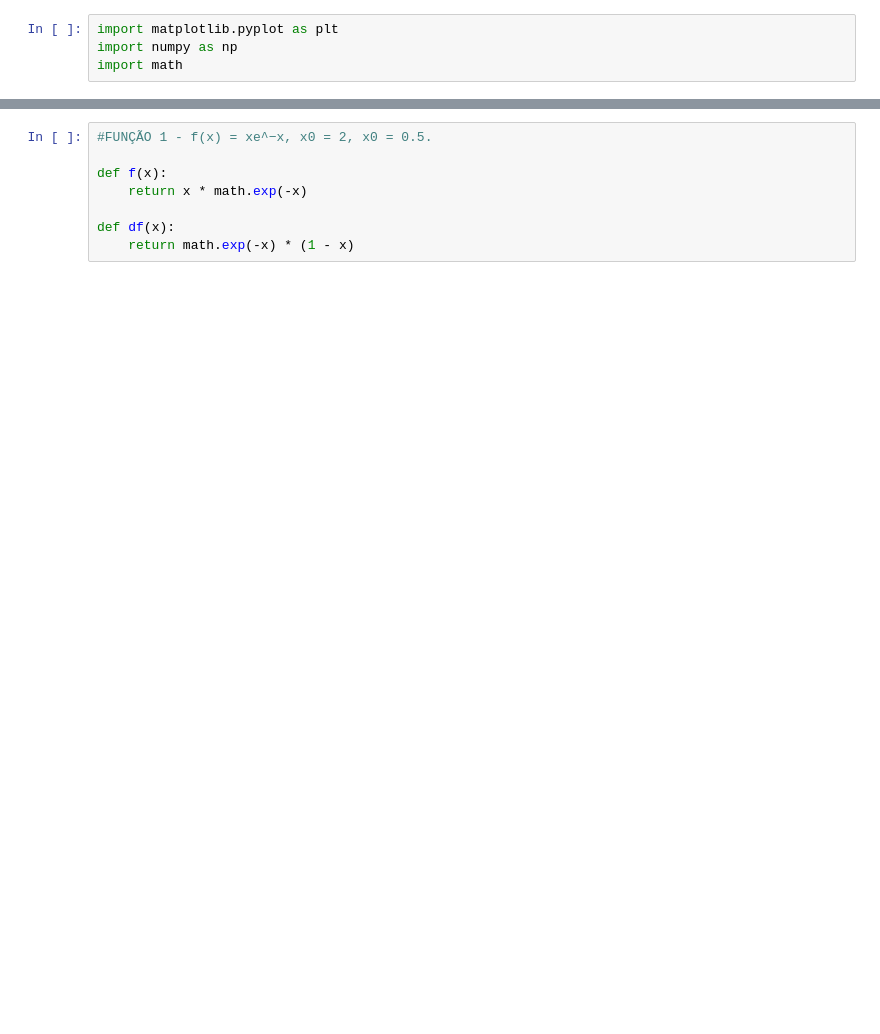
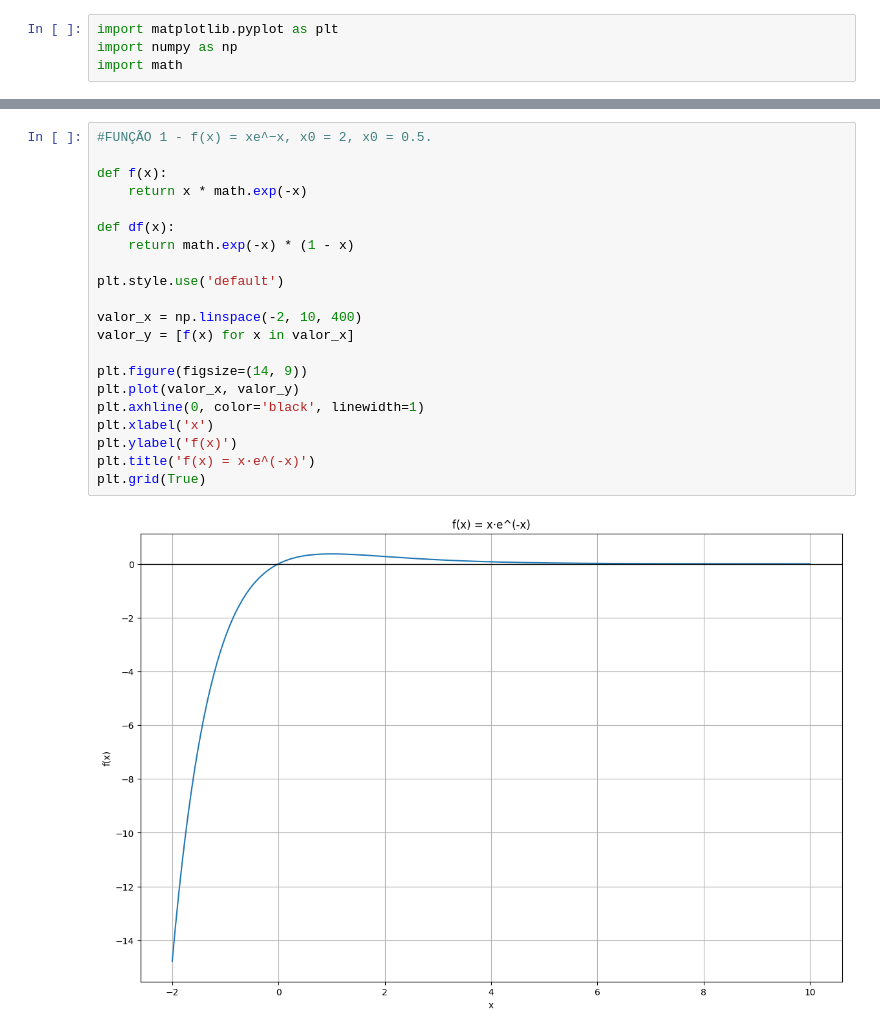
Before and after one commit to Adnerb7/CN_P1, a Jupyter notebook: Exercicio1.ipynb, the cells around one changed output, grey strips where cells are left out. Cells and saved outputs as stored; diff of their text form; blank space fills up the shorter version.

```diff
--- a/Exercicio1.ipynb
+++ b/Exercicio1.ipynb
@@ -60,8 +61,23 @@ def metodo_newton(f, df, x0, t, maxit):
 # %%
 #FUNÇÃO 1 - f(x) = xe^−x, x0 = 2, x0 = 0.5.
 
 def f(x):
     return x * math.exp(-x)
 
 def df(x):
     return math.exp(-x) * (1 - x)
+
+plt.style.use('default')
+
+valor_x = np.linspace(-2, 10, 400)
+valor_y = [f(x) for x in valor_x]
+
+plt.figure(figsize=(14, 9))
+plt.plot(valor_x, valor_y)
+plt.axhline(0, color='black', linewidth=1)
+plt.xlabel('x')
+plt.ylabel('f(x)')
+plt.title('f(x) = x·e^(-x)')
+plt.grid(True)
+# %% [output]
+[figure, added]
```
Also changed, not shown: parts of 16 cells of this notebook.
